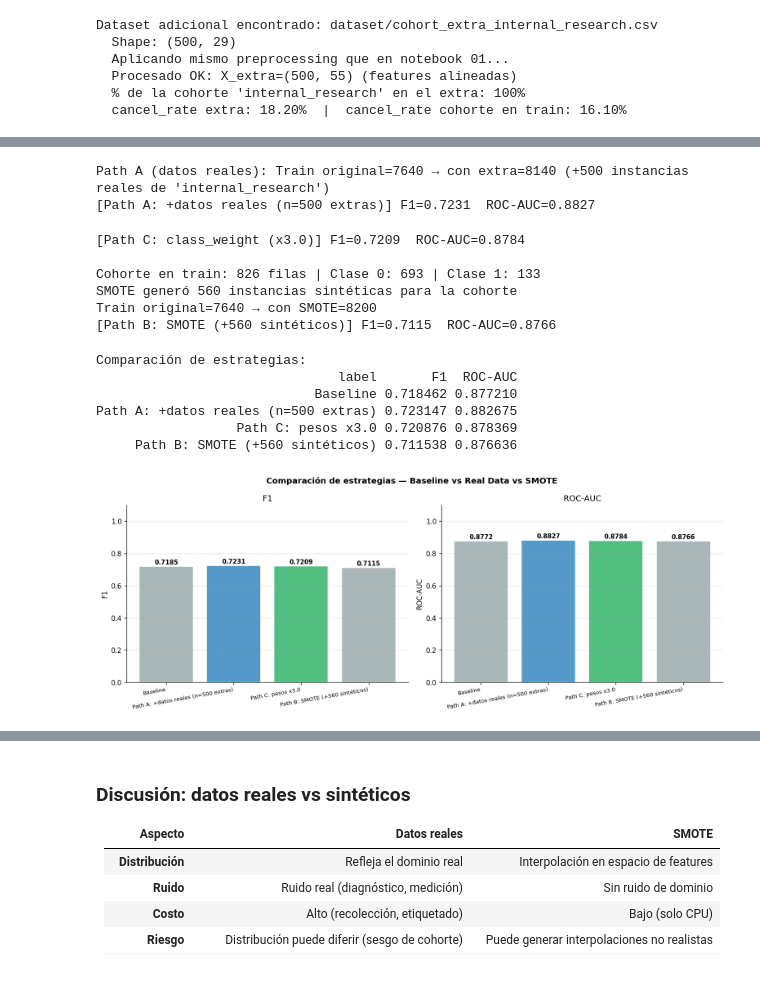
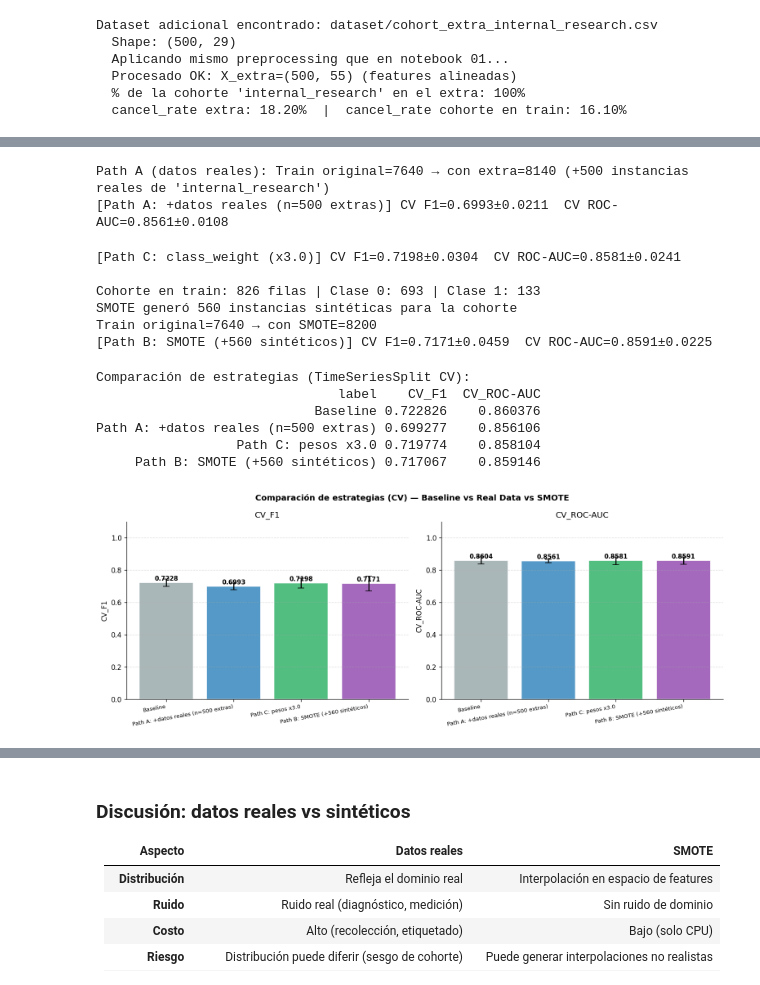
Before and after one commit to Machine-Learning-itba/tp3, a Jupyter notebook: 03_data_centered.ipynb, the cells around one changed output, grey strips where cells are left out. Drawn from its saved outputs; the diff is of its cells as text; code cells hidden in the pictures.

Commit message:
feat: new results + storytelling

```diff
--- a/03_data_centered.ipynb
+++ b/03_data_centered.ipynb
@@ -515,18 +521,20 @@ else:
 
     print(f"Path A (placeholder): Train original={len(X_train)} → con extra={len(X_augmented_real)}")
 
-_, _, _, r1 = evaluate_model(
-    make_pipe(), X_augmented_real, y_augmented_real, X_test, y_test,
+r1 = evaluate_strategy_cv(
+    make_pipe(), X_augmented_real, y_augmented_real,
     f"Path A: +datos reales (n={len(X_extra)} extras)"
 )
 results_comparison.append(r1)
 # %% [output]
 Path A (datos reales): Train original=7640 → con extra=8140 (+500 instancias reales de 'internal_research')
-[Path A: +datos reales (n=500 extras)] F1=0.7231  ROC-AUC=0.8827
+[Path A: +datos reales (n=500 extras)] CV F1=0.6993±0.0211  CV ROC-AUC=0.8561±0.0108
 # %%
 # === Path C: class_weight / scale_pos_weight (alternativa sin SMOTE) ===
 # En lugar de generar datos sinteticos, ajustamos los pesos del modelo
 # para que de mas importancia a las muestras de la cohorte problematica
+# Nota: cross_validate no soporta sample_weight directamente, asi que usamos
+# un pipeline wrapper que lo inyecta via fit_params
 try:
     from xgboost import XGBClassifier
     IS_XGB = isinstance(best_pipe.named_steps["clf"], XGBClassifier)
@@ -541,19 +549,25 @@ sample_weights = np.ones(len(X_train))
 COHORT_WEIGHT = 3.0  # triplicar la importancia de la cohorte
 sample_weights[cohort_mask_train] = COHORT_WEIGHT
 
+# Path C: evaluar con CV usando sample_weight via fit_params
 pipe_weighted = make_pipe()
-# XGBoost y RF soportan sample_weight en fit
-if hasattr(pipe_weighted.named_steps["clf"], "fit"):
-    try:
-        pipe_weighted.fit(X_train, y_train, clf__sample_weight=sample_weights)
-        yp_w = pipe_weighted.predict(X_test)
-        yprob_w = pipe_weighted.predict_proba(X_test)[:, 1]
-        f1_w = f1_score(y_test, yp_w)
-        auc_w = roc_auc_score(y_test, yprob_w)
-        print(f"[Path C: class_weight (x{COHORT_WEIGHT})] F1={f1_w:.4f}  ROC-AUC={auc_w:.4f}")
-        results_comparison.append({"label": f"Path C: pesos x{COHORT_WEIGHT}", "F1": f1_w, "ROC-AUC": auc_w})
-    except Exception as e:
-        print(f"Path C no soportado por este clasificador: {e}")
+try:
+    cv_res_w = cross_validate(
+        pipe_weighted, X_train, y_train, cv=tscv,
+        scoring={"f1": "f1", "roc_auc": "roc_auc"},
+        return_train_score=True, n_jobs=2,
+        params={"clf__sample_weight": sample_weights}
+    )
+    f1_w_mean  = cv_res_w["test_f1"].mean()
+    f1_w_std   = cv_res_w["test_f1"].std()
+    auc_w_mean = cv_res_w["test_roc_auc"].mean()
+    auc_w_std  = cv_res_w["test_roc_auc"].std()
+    print(f"[Path C: class_weight (x{COHORT_WEIGHT})] CV F1={f1_w_mean:.4f}±{f1_w_std:.4f}  CV ROC-AUC={auc_w_mean:.4f}±{auc_w_std:.4f}")
+    results_comparison.append({"label": f"Path C: pesos x{COHORT_WEIGHT}",
+                              "CV_F1": f1_w_mean, "CV_F1_std": f1_w_std,
+                              "CV_ROC-AUC": auc_w_mean, "CV_ROC-AUC_std": auc_w_std})
+except Exception as e:
+    print(f"Path C no soportado por este clasificador: {e}")
 
 print()
 
@@ -598,52 +612,54 @@ if SMOTE_AVAILABLE:
     print(f"SMOTE generó {n_synthetic} instancias sintéticas para la cohorte")
     print(f"Train original={len(X_train)} → con SMOTE={len(X_augmented_smote)}")
 
-    _, _, _, r2 = evaluate_model(
-        make_pipe(), X_augmented_smote, y_augmented_smote, X_test, y_test,
+    r2 = evaluate_strategy_cv(
+        make_pipe(), X_augmented_smote, y_augmented_smote,
         f"Path B: SMOTE (+{n_synthetic} sintéticos)"
     )
     results_comparison.append(r2)
 # %% [output]
-[Path C: class_weight (x3.0)] F1=0.7209  ROC-AUC=0.8784
+[Path C: class_weight (x3.0)] CV F1=0.7198±0.0304  CV ROC-AUC=0.8581±0.0241
 
 Cohorte en train: 826 filas | Clase 0: 693 | Clase 1: 133
 SMOTE generó 560 instancias sintéticas para la cohorte
 Train original=7640 → con SMOTE=8200
-[Path B: SMOTE (+560 sintéticos)] F1=0.7115  ROC-AUC=0.8766
+[Path B: SMOTE (+560 sintéticos)] CV F1=0.7171±0.0459  CV ROC-AUC=0.8591±0.0225
 # %%
-# Comparación visual: Baseline vs Real data vs SMOTE
+# Comparación visual: Baseline vs Real data vs SMOTE (CV — sin snooping en test)
 comp_df = pd.DataFrame(results_comparison)
-print("\nComparación de estrategias:")
-print(comp_df[["label", "F1", "ROC-AUC"]].to_string(index=False))
+print("\nComparación de estrategias (TimeSeriesSplit CV):")
+print(comp_df[["label", "CV_F1", "CV_ROC-AUC"]].to_string(index=False))
 
 fig, axes = plt.subplots(1, 2, figsize=(13, 5))
-fig.suptitle("Comparación de estrategias — Baseline vs Real Data vs SMOTE", fontsize=12, fontweight="bold")
+fig.suptitle("Comparación de estrategias (CV) — Baseline vs Real Data vs SMOTE", fontsize=12, fontweight="bold")
 
 x = np.arange(len(comp_df))
-for ax, metric, color_list in [
-    (axes[0], "F1", ["#95A5A6", "#2980B9", "#27AE60"]),
-    (axes[1], "ROC-AUC", ["#95A5A6", "#2980B9", "#27AE60"]),
+for ax, metric, metric_std, color_list in [
+    (axes[0], "CV_F1", "CV_F1_std", ["#95A5A6", "#2980B9", "#27AE60", "#8E44AD"]),
+    (axes[1], "CV_ROC-AUC", "CV_ROC-AUC_std", ["#95A5A6", "#2980B9", "#27AE60", "#8E44AD"]),
 ]:
-    bars = ax.bar(x, comp_df[metric], color=color_list[:len(comp_df)], alpha=0.8, edgecolor="white")
-    for bar, val in zip(bars, comp_df[metric]):
+    vals = comp_df[metric]
+    errs = comp_df[metric_std]
+    bars = ax.bar(x, vals, yerr=errs, color=color_list[:len(comp_df)], alpha=0.8, edgecolor="white", capsize=5)
+    for bar, val in zip(bars, vals):
         ax.text(bar.get_x() + bar.get_width()/2, bar.get_height() + 0.005,
                 f"{val:.4f}", ha="center", va="bottom", fontsize=9, fontweight="bold")
     ax.set_xticks(x)
     ax.set_xticklabels(comp_df["label"], rotation=10, ha="right", fontsize=8)
     ax.set_ylabel(metric)
     ax.set_title(metric)
     ax.set_ylim(0, 1.1)
     ax.grid(axis="y", linestyle="--", alpha=0.4)
 
 plt.tight_layout()
 plt.savefig("outputs/real_vs_smote_comparison.png", bbox_inches="tight")
 plt.show()
 # %% [output]
-Comparación de estrategias:
-                               label       F1  ROC-AUC
-                            Baseline 0.718462 0.877210
-Path A: +datos reales (n=500 extras) 0.723147 0.882675
-                  Path C: pesos x3.0 0.720876 0.878369
-     Path B: SMOTE (+560 sintéticos) 0.711538 0.876636
+Comparación de estrategias (TimeSeriesSplit CV):
+                               label    CV_F1  CV_ROC-AUC
+                            Baseline 0.722826    0.860376
+Path A: +datos reales (n=500 extras) 0.699277    0.856106
+                  Path C: pesos x3.0 0.719774    0.858104
+     Path B: SMOTE (+560 sintéticos) 0.717067    0.859146
-[figure, old version]
+[figure, new version]
 # %%
```
Also changed, not shown: parts of 6 cells of this notebook, 24 other files.
